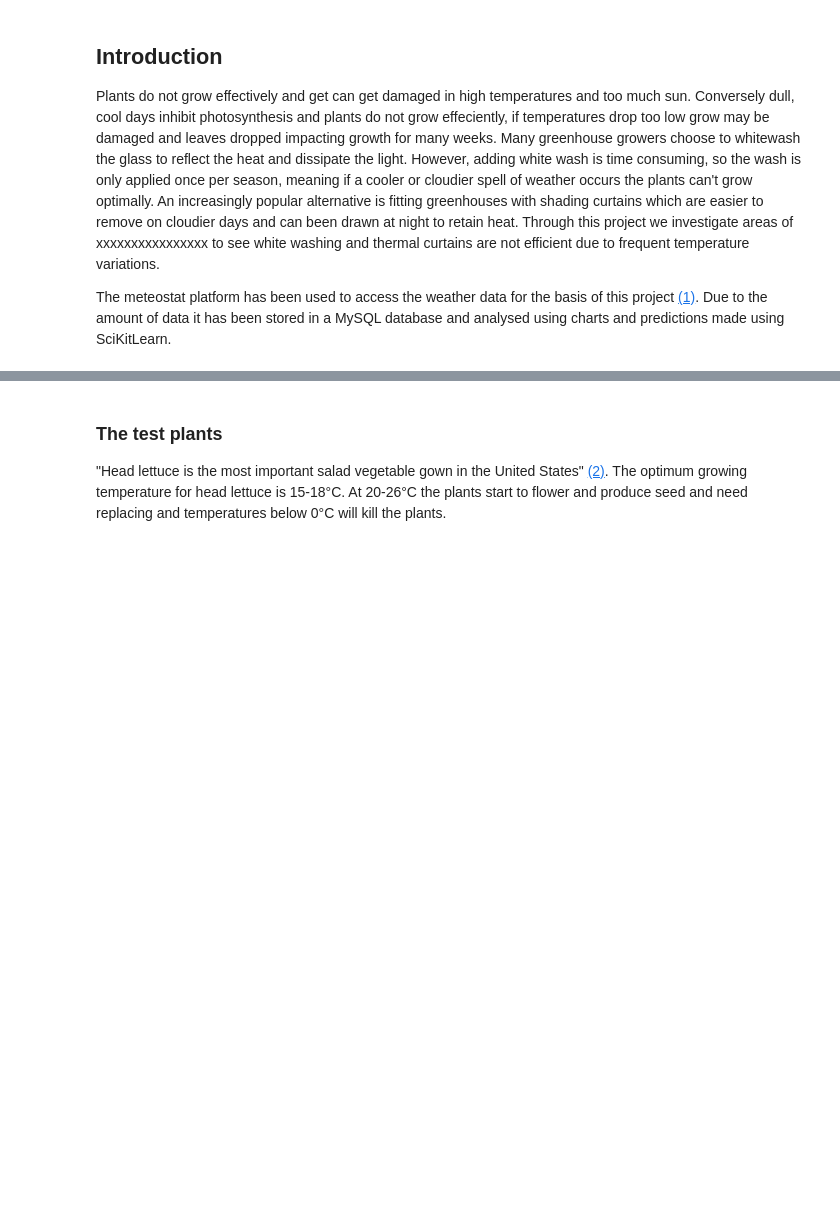
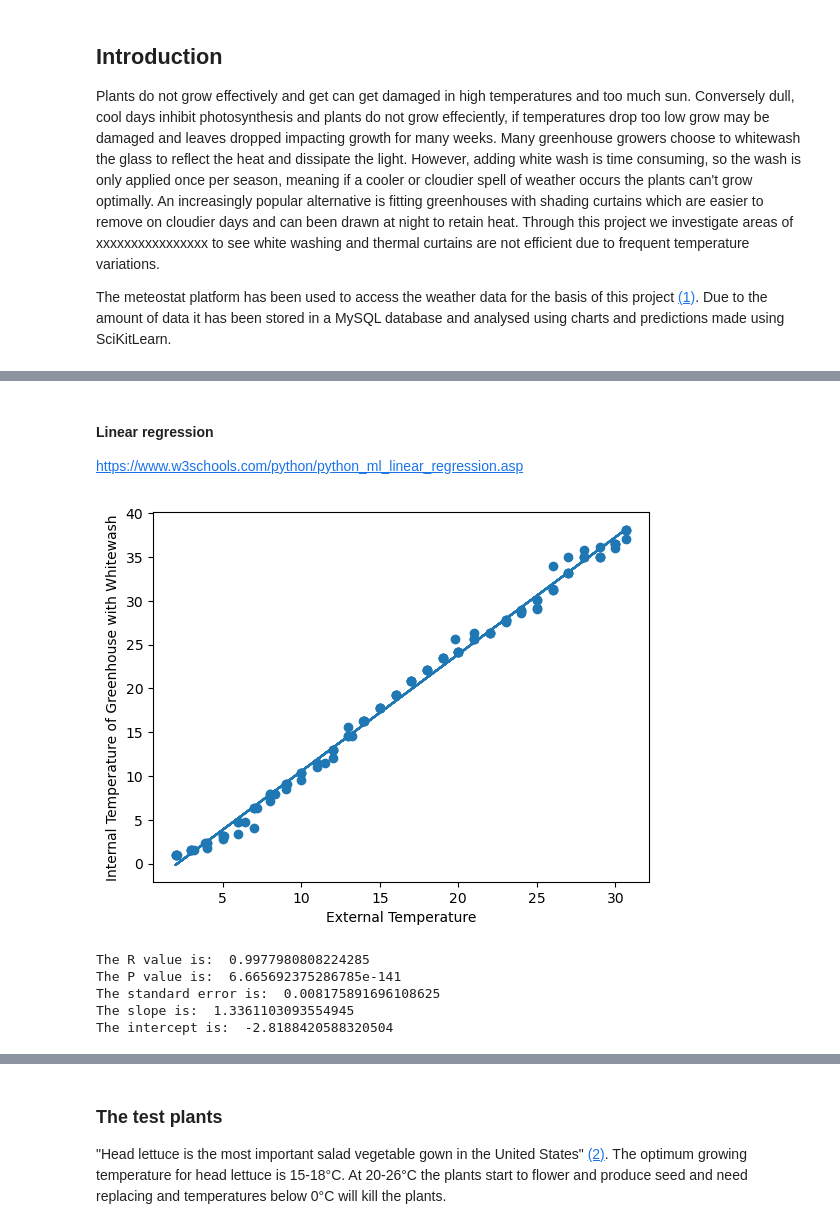
Before and after one commit to kknb1982/pfda, a Jupyter notebook: project/weather_suitability.ipynb, the cells around one changed output, grey strips where cells are left out. Saved outputs shown, nothing was run; the diff lists cells and outputs as text; code cells hidden in the pictures; blank space fills up the shorter version.

```diff
--- a/project/weather_suitability.ipynb
+++ b/project/weather_suitability.ipynb
@@ -23,0 +103,30 @@ curtains_night = 1+(4.1/100)
+# %% [markdown]
+#### Linear regression
+
+https://www.w3schools.com/python/python_ml_linear_regression.asp
+# %%
+slope, intercept, r_value, p_value, std_err = stats.linregress(x, y)
+def myfunc(x):
+  return slope * x + intercept
+
+mymodel = list(map(myfunc, x))
+
+plt.scatter(x, y)
+plt.plot(x, mymodel)
+plt.xlabel('External Temperature')
+plt.ylabel('Internal Temperature of Greenhouse with Whitewash')
+
+plt.show()
+
+print("The R value is: ", r_value)
+print("The P value is: ", p_value)
+print("The standard error is: ", std_err)
+print("The slope is: ", slope)
+print("The intercept is: ", intercept)
+# %% [output]
+[figure, added]
+The R value is:  0.9977980808224285
+The P value is:  6.665692375286785e-141
+The standard error is:  0.008175891696108625
+The slope is:  1.3361103093554945
+The intercept is:  -2.8188420588320504
```
Also changed, not shown: parts of 28 cells of this notebook.
